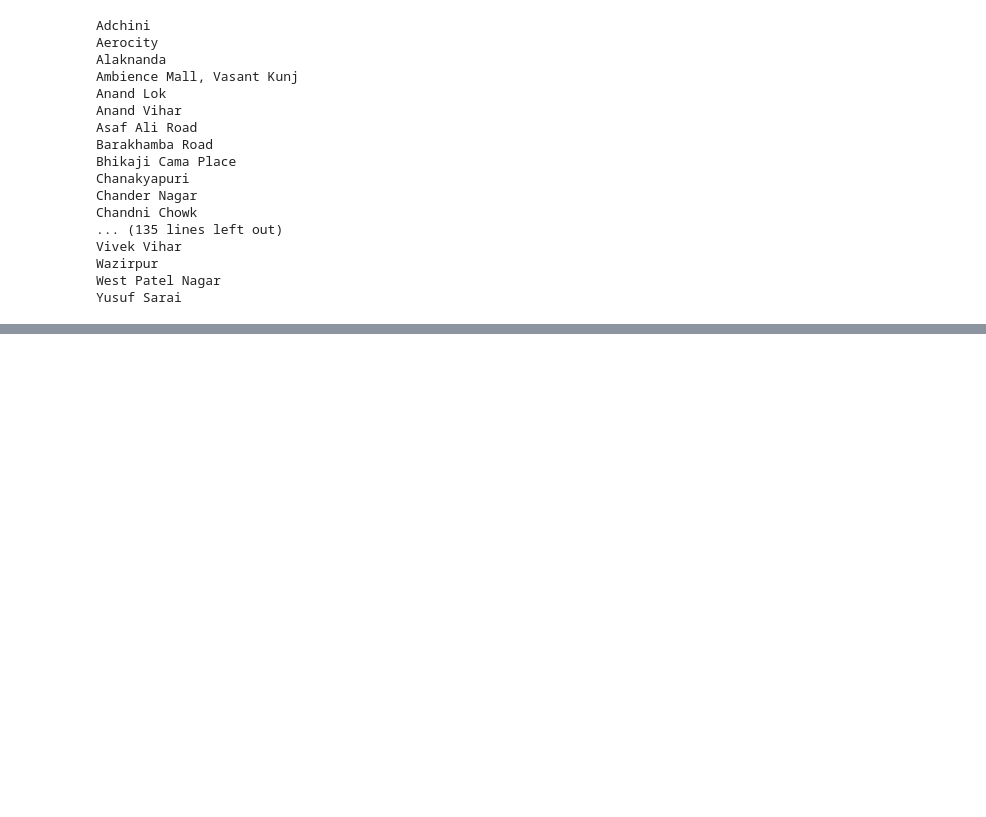
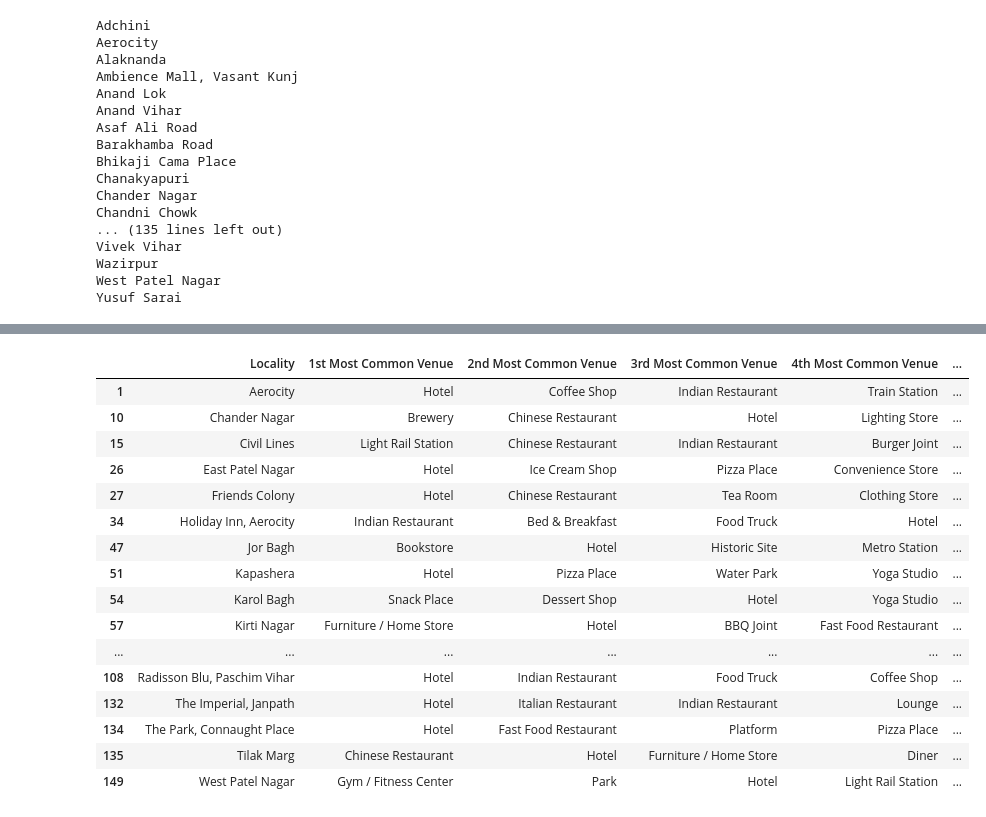
Before and after one commit to abhiroop43/coursera-ds-capstone, a Jupyter notebook: new_delhi.ipynb, the cells around one changed output, grey strips where cells are left out. Saved outputs shown, nothing was run; the diff lists cells and outputs as text; code cells hidden in the pictures; blank space fills up the shorter version.

Commit message:
added clustering and analysis

```diff
--- a/new_delhi.ipynb
+++ b/new_delhi.ipynb
@@ -346,0 +429,6 @@ There are 183 uniques categories.
+# %%
+def return_most_common_venues(row, num_top_venues):
+    row_categories = row.iloc[1:]
+    row_categories_sorted = row_categories.sort_values(ascending=False)
+
+    return row_categories_sorted.index.values[0:num_top_venues]
@@ -346,0 +463,14 @@ There are 183 uniques categories.
+# %%
+# import k-means from clustering stage
+from sklearn.cluster import KMeans
+
+# set number of clusters
+kclusters = 5
+
+newdelhi_grouped_clustering = newdelhi_grouped.drop('Locality', 1)
+
+# run k-means clustering
+kmeans = KMeans(n_clusters=kclusters, random_state=0).fit(newdelhi_grouped_clustering)
+
+# check cluster labels generated for each row in the dataframe
+kmeans.labels_[0:10]
@@ -346,0 +479,10 @@ There are 183 uniques categories.
+# %%
+# add clustering labels
+localities_venues_sorted.insert(0, 'Cluster Labels', kmeans.labels_)
+
+newdelhi_merged = df_localities
+
+# merge toronto_grouped with toronto_data to add latitude/longitude for each neighborhood
+newdelhi_merged = newdelhi_merged.join(localities_venues_sorted.set_index('Locality'), on='Locality')
+
+newdelhi_merged.head() # check the last columns!
@@ -346,0 +496,5 @@ There are 183 uniques categories.
+# %%
+newdelhi_final = newdelhi_merged.dropna()
+
+newdelhi_final['Cluster Labels'] = newdelhi_final['Cluster Labels'].astype(int)
+newdelhi_final.head()
@@ -346,0 +539,22 @@ There are 183 uniques categories.
+# %%
+newdelhi_final.loc[newdelhi_final['Cluster Labels'] == 0, newdelhi_final.columns[[0] + list(range(4, newdelhi_final.shape[1]))]]
+
+# good for hotels
+# %% [output]
+|  | Locality | 1st Most Common Venue | 2nd Most Common Venue | 3rd Most Common Venue | 4th Most Common Venue | ... |
+| 1 | Aerocity | Hotel | Coffee Shop | Indian Restaurant | Train Station | ... |
+| 10 | Chander Nagar | Brewery | Chinese Restaurant | Hotel | Lighting Store | ... |
+| 15 | Civil Lines | Light Rail Station | Chinese Restaurant | Indian Restaurant | Burger Joint | ... |
+| 26 | East Patel Nagar | Hotel | Ice Cream Shop | Pizza Place | Convenience Store | ... |
+| 27 | Friends Colony | Hotel | Chinese Restaurant | Tea Room | Clothing Store | ... |
+| 34 | Holiday Inn, Aerocity | Indian Restaurant | Bed & Breakfast | Food Truck | Hotel | ... |
+| 47 | Jor Bagh | Bookstore | Hotel | Historic Site | Metro Station | ... |
+| 51 | Kapashera | Hotel | Pizza Place | Water Park | Yoga Studio | ... |
+| 54 | Karol Bagh | Snack Place | Dessert Shop | Hotel | Yoga Studio | ... |
+| 57 | Kirti Nagar | Furniture / Home Store | Hotel | BBQ Joint | Fast Food Restaurant | ... |
+| ... | ... | ... | ... | ... | ... | ... |
+| 108 | Radisson Blu, Paschim Vihar | Hotel | Indian Restaurant | Food Truck | Coffee Shop | ... |
+| 132 | The Imperial, Janpath | Hotel | Italian Restaurant | Indian Restaurant | Lounge | ... |
+| 134 | The Park, Connaught Place | Hotel | Fast Food Restaurant | Platform | Pizza Place | ... |
+| 135 | Tilak Marg | Chinese Restaurant | Hotel | Furniture / Home Store | Diner | ... |
+| 149 | West Patel Nagar | Gym / Fitness Center | Park | Hotel | Light Rail Station | ... |
```
Also changed, not shown: parts of 19 cells of this notebook, 1 other file.
